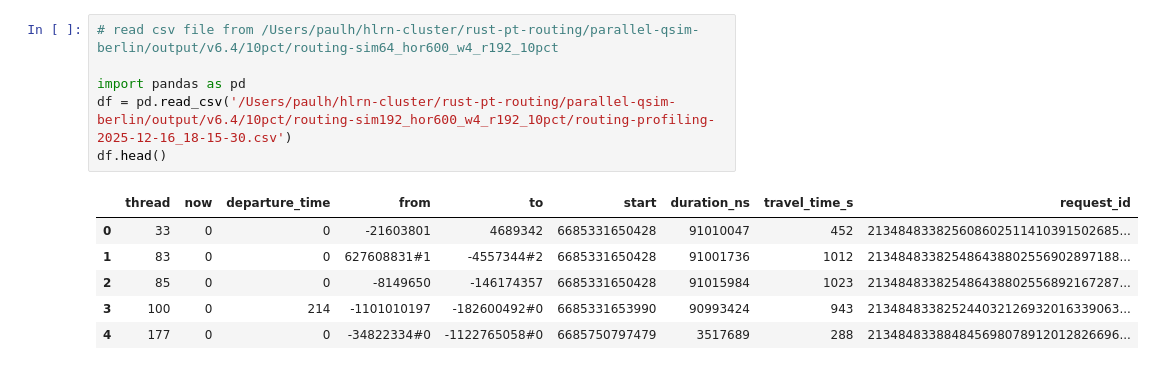
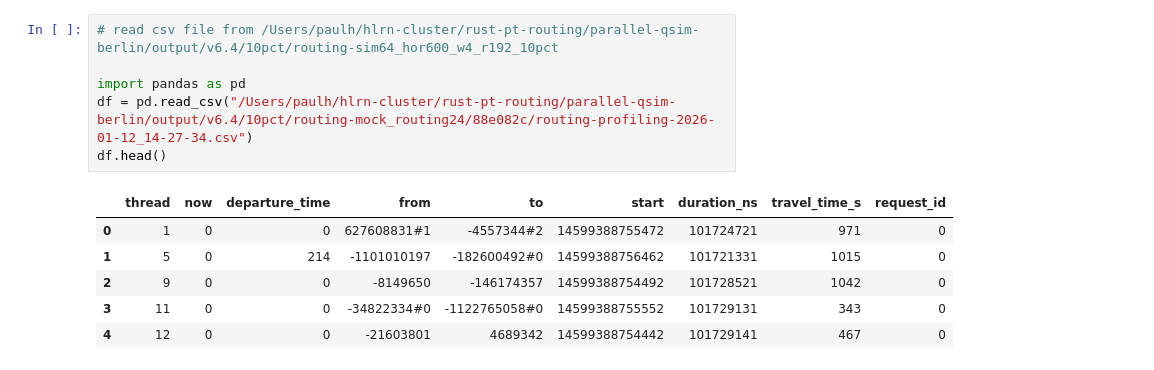
Before and after one commit to paulheinr/parallel-qsim-berlin, a Jupyter notebook: src/main/python/router.ipynb, the cells around one changed output. Saved outputs shown, nothing was run; the diff lists cells and outputs as text.

```diff
--- a/src/main/python/router.ipynb
+++ b/src/main/python/router.ipynb
@@ -1,16 +1,16 @@
 # %%
 # read csv file from /Users/paulh/hlrn-cluster/rust-pt-routing/parallel-qsim-berlin/output/v6.4/10pct/routing-sim64_hor600_w4_r192_10pct
 
 import pandas as pd
-df = pd.read_csv('/Users/paulh/hlrn-cluster/rust-pt-routing/parallel-qsim-berlin/output/v6.4/10pct/routing-sim192_hor600_w4_r192_10pct/routing-profiling-2025-12-16_18-15-30.csv')
+df = pd.read_csv("/Users/paulh/hlrn-cluster/rust-pt-routing/parallel-qsim-berlin/output/v6.4/10pct/routing-mock_routing24/88e082c/routing-profiling-2026-01-12_14-27-34.csv")
 df.head()
 # %% [output]
 |  | thread | now | departure_time | from | to | start | duration_ns | travel_time_s | request_id |
-| 0 | 33 | 0 | 0 | -21603801 | 4689342 | 6685331650428 | 91010047 | 452 | 213484833825608602511410391502685... |
-| 1 | 83 | 0 | 0 | 627608831#1 | -4557344#2 | 6685331650428 | 91001736 | 1012 | 213484833825486438802556902897188... |
-| 2 | 85 | 0 | 0 | -8149650 | -146174357 | 6685331650428 | 91015984 | 1023 | 213484833825486438802556892167287... |
-| 3 | 100 | 0 | 214 | -1101010197 | -182600492#0 | 6685331653990 | 90993424 | 943 | 213484833825244032126932016339063... |
-| 4 | 177 | 0 | 0 | -34822334#0 | -1122765058#0 | 6685750797479 | 3517689 | 288 | 213484833884845698078912012826696... |
+| 0 | 1 | 0 | 0 | 627608831#1 | -4557344#2 | 14599388755472 | 101724721 | 971 | 0 |
+| 1 | 5 | 0 | 214 | -1101010197 | -182600492#0 | 14599388756462 | 101721331 | 1015 | 0 |
+| 2 | 9 | 0 | 0 | -8149650 | -146174357 | 14599388754492 | 101728521 | 1042 | 0 |
+| 3 | 11 | 0 | 0 | -34822334#0 | -1122765058#0 | 14599388755552 | 101729131 | 343 | 0 |
+| 4 | 12 | 0 | 0 | -21603801 | 4689342 | 14599388754442 | 101729141 | 467 | 0 |
 # %%
 # print statistics about duration_ns column
 print((df['duration_ns']/1e6).describe())
```
Also changed, not shown: parts of 4 cells of this notebook, 5 other files.
